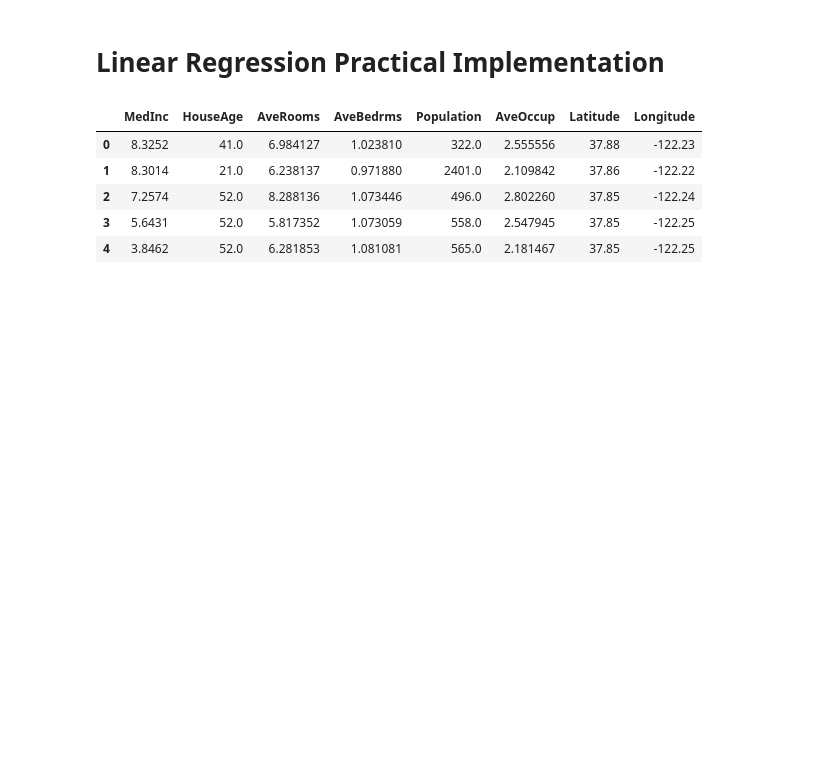
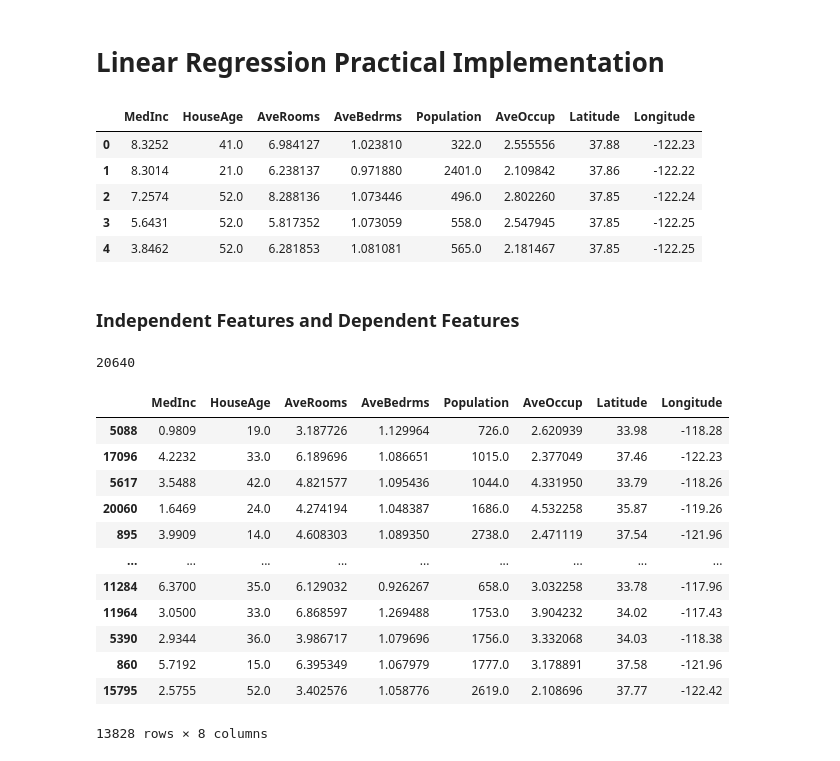
Before and after one commit to alokg-812/MachineLearning, a Jupyter notebook: MLKN/practiceCodes/LinearRegression1.ipynb, the cells around one changed output. Cells and saved outputs as stored; diff of their text form; code cells hidden in the pictures; blank space fills up the shorter version.

```diff
--- a/MLKN/practiceCodes/LinearRegression1.ipynb
+++ b/MLKN/practiceCodes/LinearRegression1.ipynb
@@ -25,3 +25,5 @@ dataset.head()
 | 2 | 7.2574 | 52.0 | 8.288136 | 1.073446 | 496.0 | 2.802260 | 37.85 | -122.24 |
 | 3 | 5.6431 | 52.0 | 5.817352 | 1.073059 | 558.0 | 2.547945 | 37.85 | -122.25 |
 | 4 | 3.8462 | 52.0 | 6.281853 | 1.081081 | 565.0 | 2.181467 | 37.85 | -122.25 |
+# %% [markdown]
+### Independent Features and Dependent Features
@@ -27,0 +33,4 @@ dataset.head()
+# %%
+y.size
+# %% [output]
+20640
@@ -27,0 +42,16 @@ dataset.head()
+# %%
+X_train
+# %% [output]
+|  | MedInc | HouseAge | AveRooms | AveBedrms | Population | AveOccup | Latitude | Longitude |
+| 5088 | 0.9809 | 19.0 | 3.187726 | 1.129964 | 726.0 | 2.620939 | 33.98 | -118.28 |
+| 17096 | 4.2232 | 33.0 | 6.189696 | 1.086651 | 1015.0 | 2.377049 | 37.46 | -122.23 |
+| 5617 | 3.5488 | 42.0 | 4.821577 | 1.095436 | 1044.0 | 4.331950 | 33.79 | -118.26 |
+| 20060 | 1.6469 | 24.0 | 4.274194 | 1.048387 | 1686.0 | 4.532258 | 35.87 | -119.26 |
+| 895 | 3.9909 | 14.0 | 4.608303 | 1.089350 | 2738.0 | 2.471119 | 37.54 | -121.96 |
+| ... | ... | ... | ... | ... | ... | ... | ... | ... |
+| 11284 | 6.3700 | 35.0 | 6.129032 | 0.926267 | 658.0 | 3.032258 | 33.78 | -117.96 |
+| 11964 | 3.0500 | 33.0 | 6.868597 | 1.269488 | 1753.0 | 3.904232 | 34.02 | -117.43 |
+| 5390 | 2.9344 | 36.0 | 3.986717 | 1.079696 | 1756.0 | 3.332068 | 34.03 | -118.38 |
+| 860 | 5.7192 | 15.0 | 6.395349 | 1.067979 | 1777.0 | 3.178891 | 37.58 | -121.96 |
+| 15795 | 2.5755 | 52.0 | 3.402576 | 1.058776 | 2619.0 | 2.108696 | 37.77 | -122.42 |
+13828 rows × 8 columns
```
Also changed, not shown: parts of 16 cells of this notebook.
